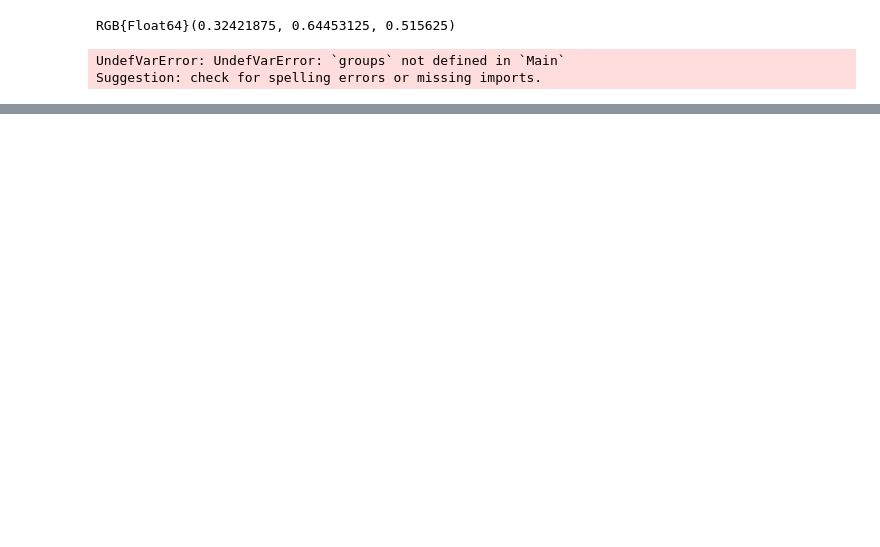
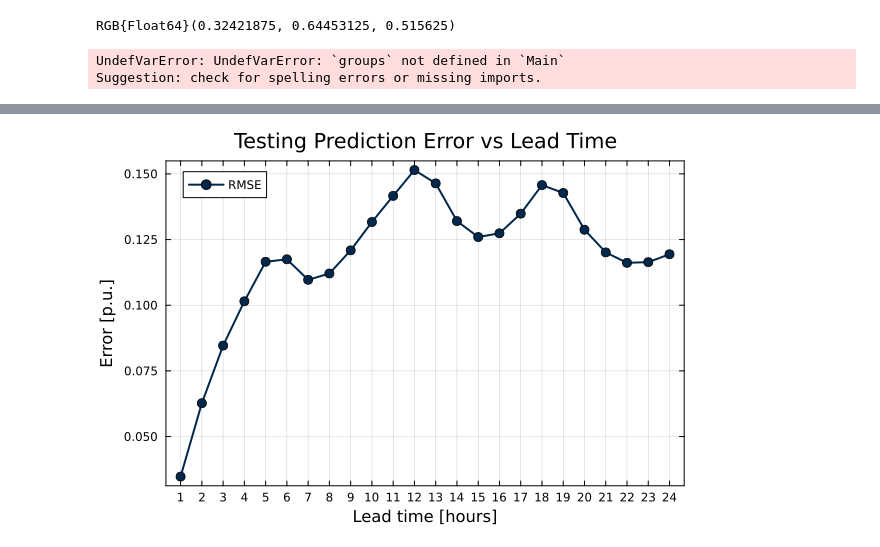
Before and after one commit to pcauchy1/DFL, a Jupyter notebook: RecursivePredictions_working.ipynb, the cells around one changed output, grey strips where cells are left out. Cells and saved outputs as stored; diff of their text form; code cells hidden in the pictures; blank space fills up the shorter version.

Commit message:
Time model, market function file

```diff
--- a/RecursivePredictions_working.ipynb
+++ b/RecursivePredictions_working.ipynb
@@ -500,0 +563,52 @@ end
+# %%
+# ---------- Testing RMSE as a function of lead time ----------
+
+hours_per_group = 24
+
+# Store errors for each lead time
+errors_by_hour = [Float64[] for _ in 1:hours_per_group]
+
+for (group_num, group_id) in enumerate(test)
+
+    idx = groups[group_id]
+
+    for hour in 1:hours_per_group
+
+        actual = Y_all[idx[hour]]
+        predicted = Y_test_pred[(group_num - 1) * hours_per_group + hour]
+
+        push!(errors_by_hour[hour], actual - predicted)
+
+    end
+end
+
+# Calculate RMSE and MAE for each lead time
+rmse_by_hour = [
+    sqrt(mean(errors.^2))
+    for errors in errors_by_hour
+]
+
+mae_by_hour = [
+    mean(abs.(errors))
+    for errors in errors_by_hour
+]
+
+# Plot RMSE versus lead time
+plot(
+    1:hours_per_group,
+    rmse_by_hour,
+    marker = :circle,
+    ms = 5,
+    lw = 2,
+    c = blue,
+    label = "RMSE",
+    xlabel = "Lead time [hours]",
+    ylabel = "Error [p.u.]",
+    title = "Testing Prediction Error vs Lead Time",
+    frame = :box,
+    xticks = 1:24
+)
+
+display(current())
+# %% [output]
+[figure, added]
```
Also changed, not shown: parts of 3 cells of this notebook, 3 other files.
